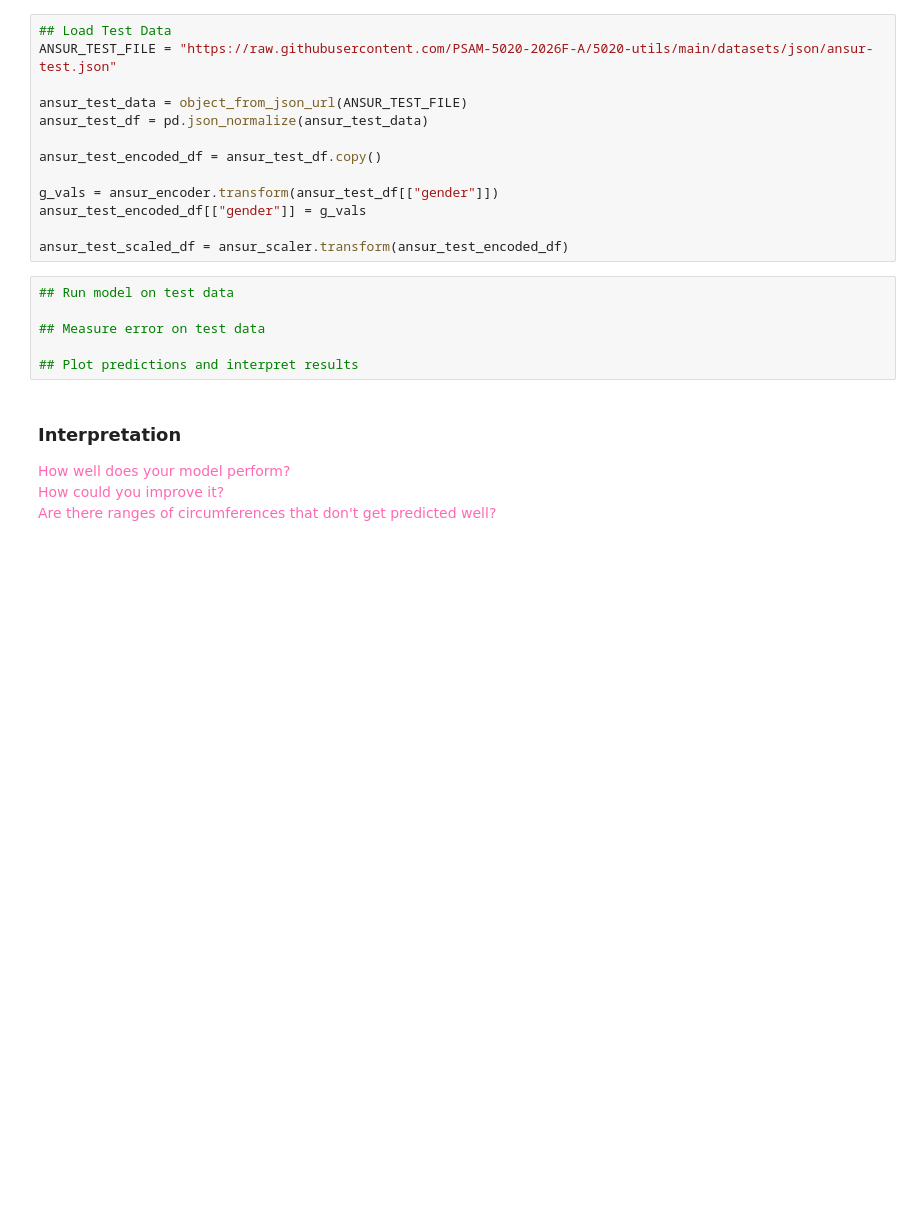
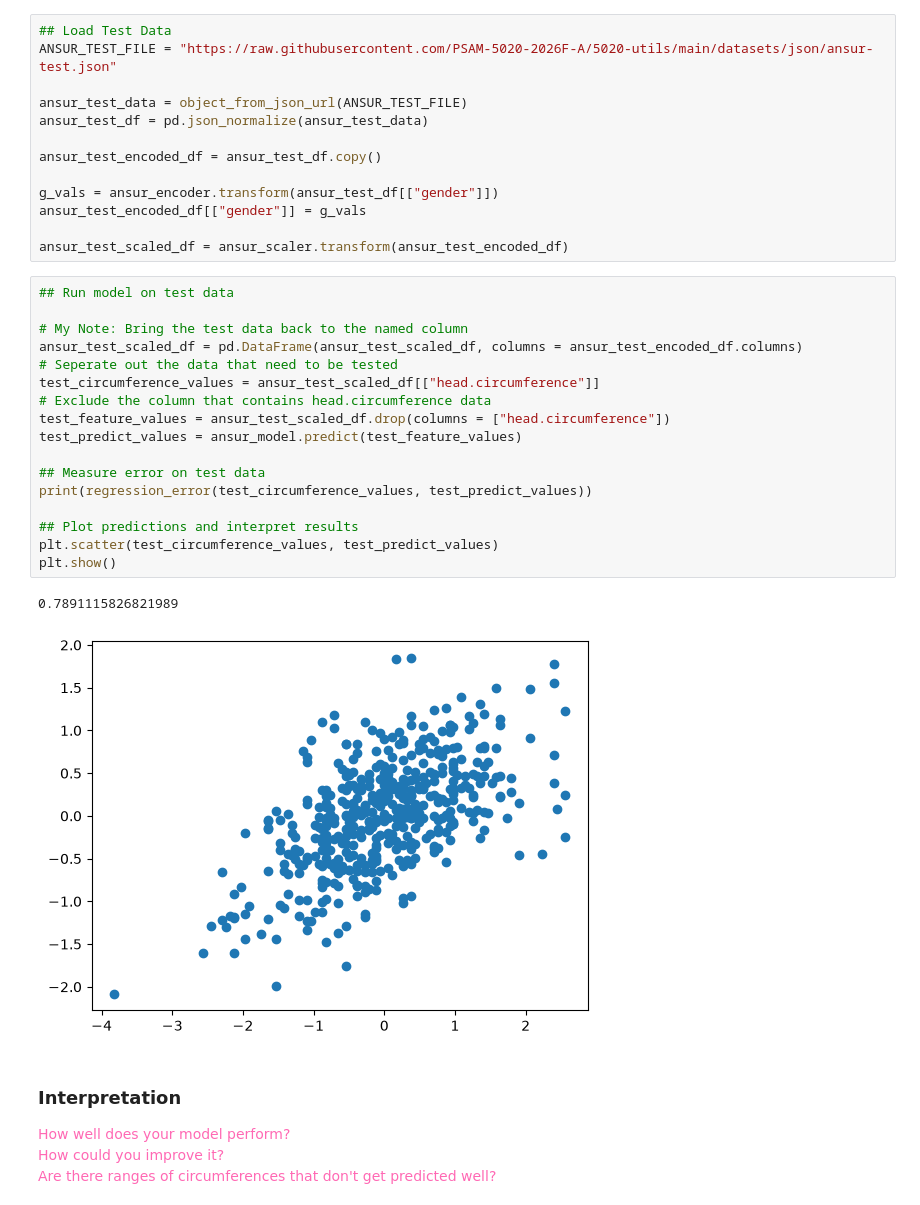
Before and after one commit to AI-and-Machine-Learning-Fall-2026/Homework07, a Jupyter notebook: Homework07.ipynb, the cells around one changed output. Drawn from its saved outputs; the diff is of its cells as text; blank space fills up the shorter version.

```diff
--- a/Homework07.ipynb
+++ b/Homework07.ipynb
@@ -243,12 +275,26 @@ g_vals = ansur_encoder.transform(ansur_test_df[["gender"]])
 ansur_test_encoded_df[["gender"]] = g_vals
 
 ansur_test_scaled_df = ansur_scaler.transform(ansur_test_encoded_df)
-# %%
-## Run model on test data
-
-## Measure error on test data
-
-## Plot predictions and interpret results
+# %%
+## Run model on test data
+
+# My Note: Bring the test data back to the named column
+ansur_test_scaled_df = pd.DataFrame(ansur_test_scaled_df, columns = ansur_test_encoded_df.columns)
+# Seperate out the data that need to be tested
+test_circumference_values = ansur_test_scaled_df[["head.circumference"]]
+# Exclude the column that contains head.circumference data
+test_feature_values = ansur_test_scaled_df.drop(columns = ["head.circumference"])
+test_predict_values = ansur_model.predict(test_feature_values)
+
+## Measure error on test data
+print(regression_error(test_circumference_values, test_predict_values))
+
+## Plot predictions and interpret results
+plt.scatter(test_circumference_values, test_predict_values)
+plt.show()
+# %% [output]
+0.7891115826821989
+[figure, added]
 # %% [markdown]
 ### Interpretation
 
```
Also changed, not shown: parts of 4 cells of this notebook.
